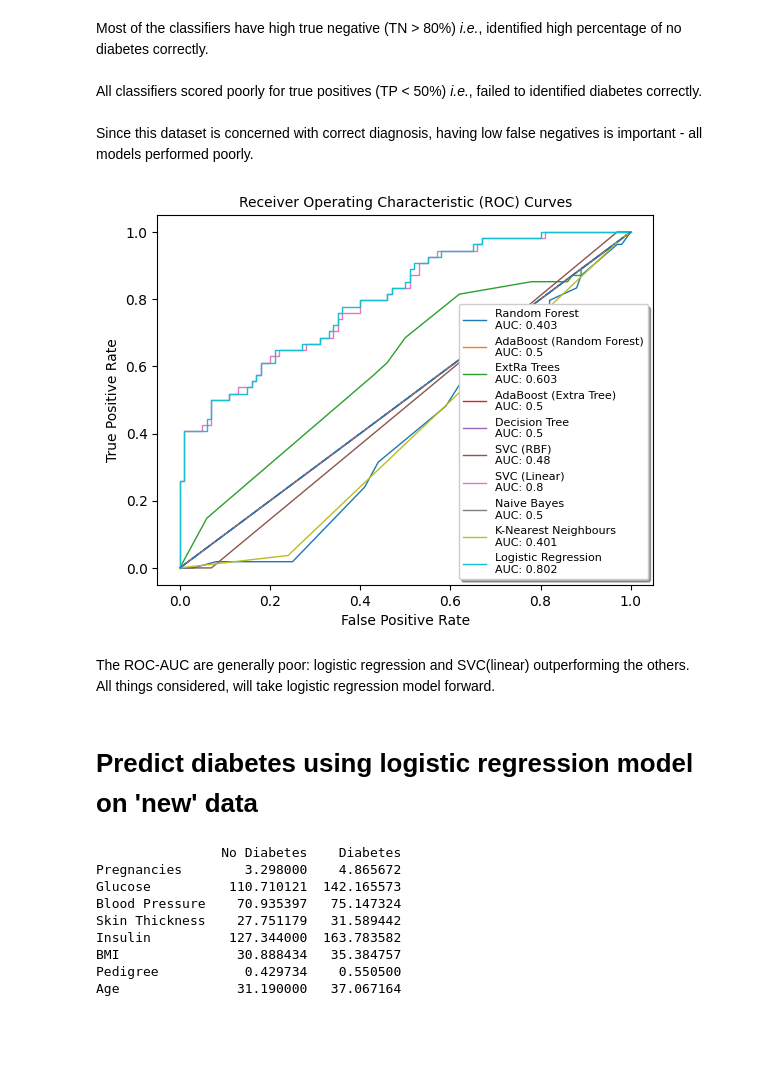
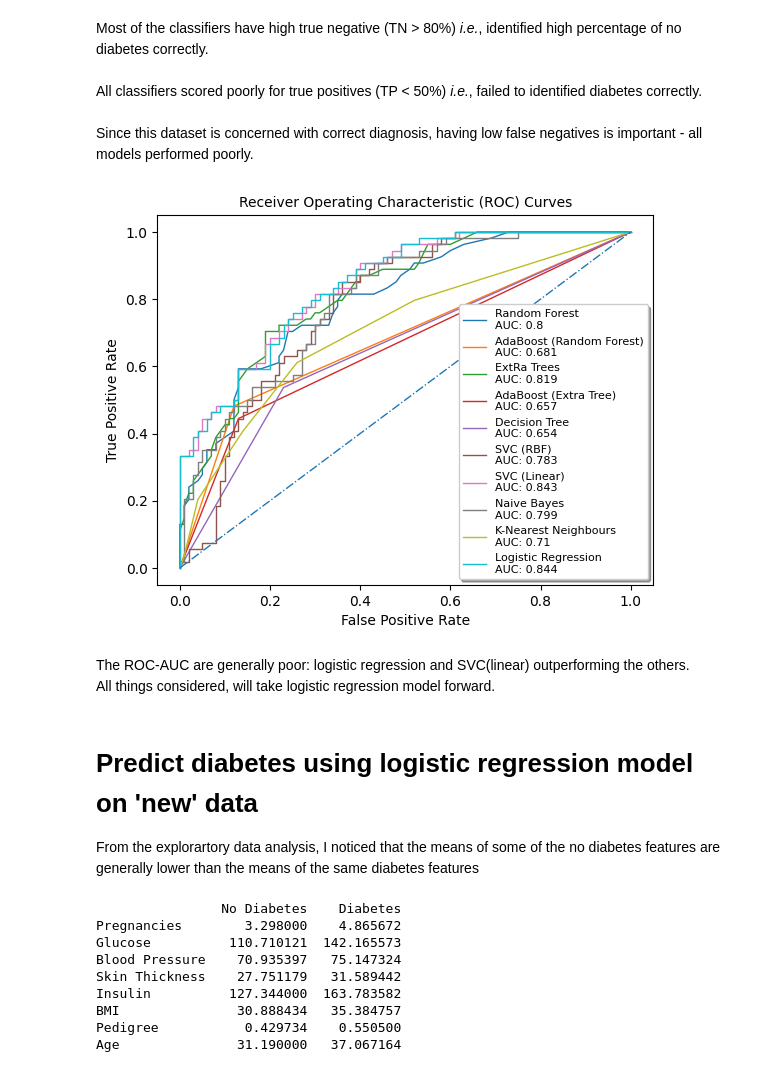
Before and after one commit to tim-szeto/tDA_DSBC_Assignments, a Jupyter notebook: diabetes.ipynb, the cells around one changed output. Saved outputs shown, nothing was run; the diff lists cells and outputs as text; code cells hidden in the pictures; blank space fills up the shorter version.

```diff
--- a/diabetes.ipynb
+++ b/diabetes.ipynb
@@ -995,8 +1010,8 @@ class_names = ('No Diabetes (0)', 'Diabetes (1)')
 fig, axes = subplots(figsize=(15, 8), ncols=5, nrows=2, sharey=True, sharex=True)
 
 for ax, (name, clf) in zip(axes.ravel(), classifiers.items()):
-    clf.fit(X_train, y_train)  # Fit with training data
-    y_pred = clf.predict(X_test)  # Predict class labels using test data
+    clf.fit(X_train_scaled, y_train)  # Fit with training data
+    y_pred = clf.predict(X_test_scaled)  # Predict class labels using test data
 
     plot_confusion_matrix(y_test, y_pred, classes=class_names, normalize=True, ax=ax)
     ax.set_title(name, fontsize=12)
@@ -1009,39 +1024,40 @@ Most of the classifiers have high true negative (TN > 80%) <i>i.e.</i>, identifi
 All classifiers scored poorly for true positives (TP < 50%) <i>i.e.</i>, failed to identified diabetes correctly.<br><br>Since this dataset is concerned with correct diagnosis, having low false negatives is important - all models performed poorly.
 # %%
 # ROC AUC evaluation
-# A more comoprehensive picture of TPR v FPR (considering all thresholds of Confusion Matrix)
+# A more comprehensive picture of TPR v FPR (considering all thresholds of Confusion Matrix)
 
 fig, ax = subplots()
 
 for name, clf in classifiers.items():
     clf.fit(X_train_scaled, y_train)
 
     # Checking whether or not the object has 'decision_function':
     if hasattr(clf, 'decision_function'):  # If it does...
-        y_score = clf.decision_function(X_test)
+        y_score = clf.decision_function(X_test_scaled)
     else:
-        y_score = clf.predict_proba(X_test)[:, 1]  # We only need probabilities for one column.
+        y_score = clf.predict_proba(X_test_scaled)[:, 1]  # We only need probabilities for one column.
 
     # Obtaining the x- and y-axis values for the ROC curve:
     fpr, tpr, thresh = roc_curve(y_test, y_score)
 
     # Obtaining the AUC value:
     roc_auc = roc_auc_score(y_test, y_score)
 
     ax.plot(fpr, tpr, lw=1, label = f'{name}\nAUC: {round(roc_auc, 3)}')
 
 ax.plot([0, 1], [0, 1], lw=1, linestyle='-.')
 ax.set_title('Receiver Operating Characteristic (ROC) Curves', fontsize=10)
 ax.set_xlabel('False Positive Rate')
 ax.set_ylabel('True Positive Rate')
 ax.legend(ncols=1, fontsize=8, shadow=True)
 
 show()
 # %% [output]
-[figure, old version]
+[figure, new version]
 # %% [markdown]
 The ROC-AUC are generally poor: logistic regression and SVC(linear) outperforming the others.<br>
 All things considered, will take logistic regression model forward.
 # %% [markdown]
-# Predict diabetes using logistic regression model on 'new' data
+# Predict diabetes using logistic regression model on 'new' data<br>
+From the explorartory data analysis, I noticed that the means of some of the no diabetes features are generally lower than the means of the same diabetes features
 # %%
```
Also changed, not shown: parts of 29 cells of this notebook.
